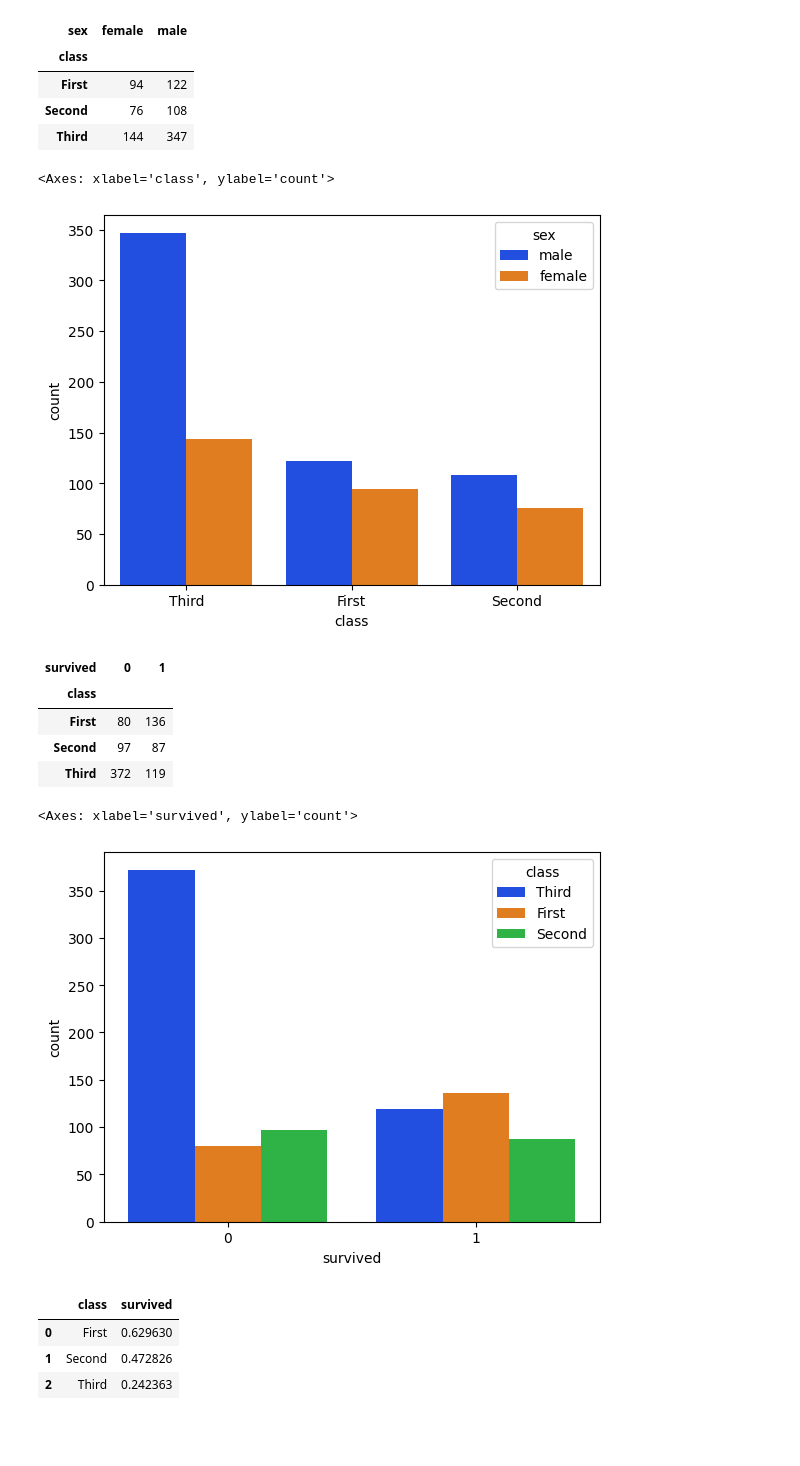
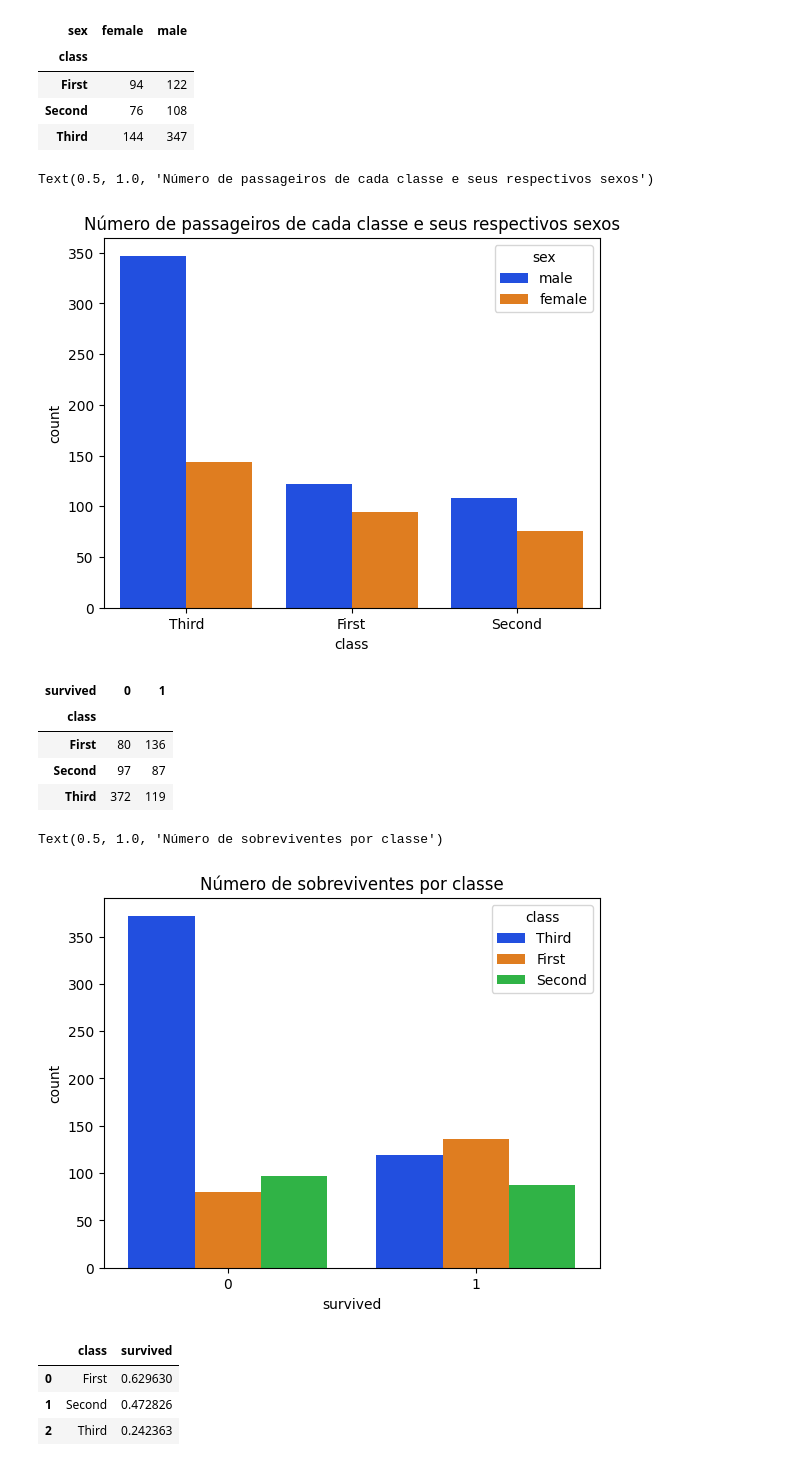
Before and after one commit to mariliafcborba/Titanic, a Jupyter notebook: Titanic.ipynb, the cells around one changed output. Saved outputs shown, nothing was run; the diff lists cells and outputs as text; code cells hidden in the pictures; blank space fills up the shorter version.

```diff
--- a/Titanic.ipynb
+++ b/Titanic.ipynb
@@ -229,9 +234,10 @@ pd.crosstab(df['class'],df['sex'])
 | Third | 144 | 347 |
 # %%
 sns.countplot(data=df, x='class', hue='sex', palette='bright')
+plt.title("Número de passageiros de cada classe e seus respectivos sexos")
 # %% [output]
-<Axes: xlabel='class', ylabel='count'>
+Text(0.5, 1.0, 'Número de passageiros de cada classe e seus respectivos sexos')
-[figure, old version]
+[figure, new version]
 # %%
 # Número de sobreviventes por classe
 # 0 - not survived    1 - survived
@@ -244,9 +250,10 @@ pd.crosstab(df['class'],df['survived'])
 | Third | 372 | 119 |
 # %%
 sns.countplot(data=df, x='survived', hue='class', palette='bright')
+plt.title("Número de sobreviventes por classe")
 # %% [output]
-<Axes: xlabel='survived', ylabel='count'>
+Text(0.5, 1.0, 'Número de sobreviventes por classe')
-[figure, old version]
+[figure, new version]
 # %%
 # Média de sobreviventes por classe
 df[['class','survived']].groupby(['class'], as_index = False).mean().sort_values(by='survived',ascending=False)
```
Also changed, not shown: parts of 12 cells of this notebook.
